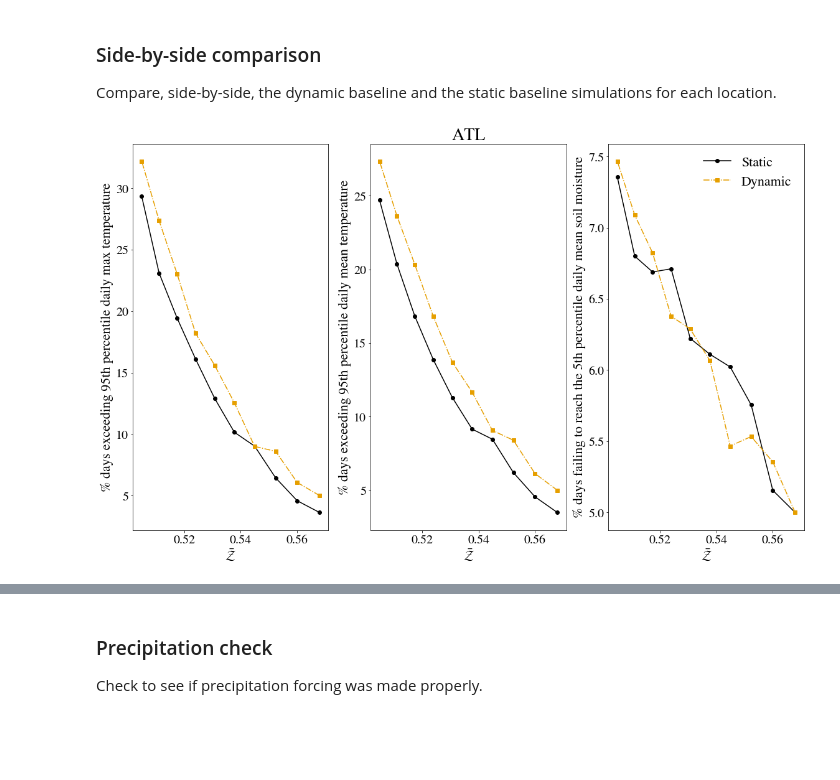
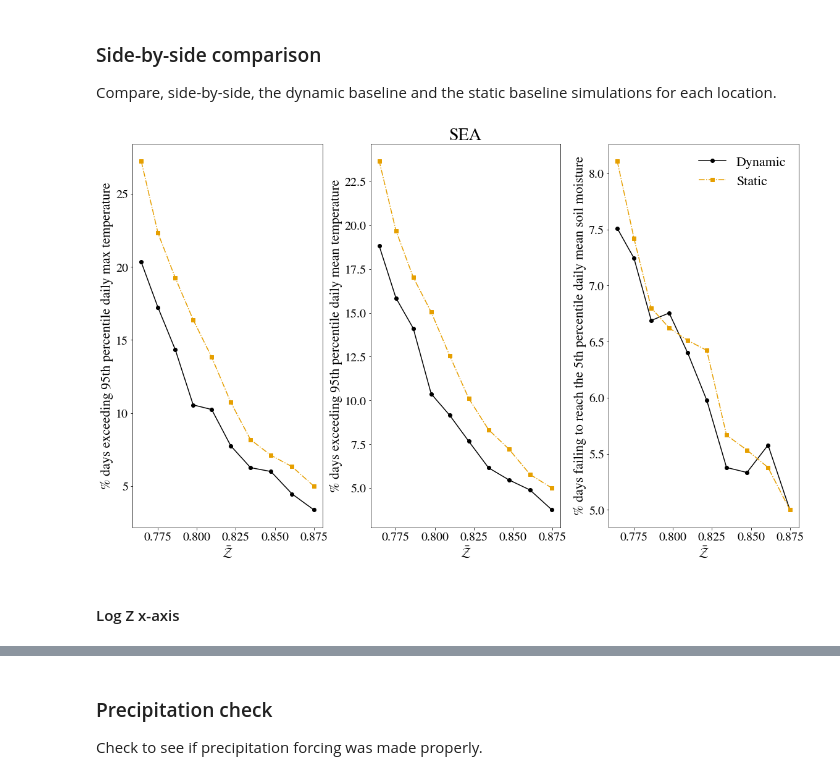
Before and after one commit to adam-bauer-34/SMACM-temp-extremes, a Jupyter notebook: notebooks/HWFreqAnalysis.ipynb, the cells around one changed output, grey strips where cells are left out. Saved outputs shown, nothing was run; the diff lists cells and outputs as text; code cells hidden in the pictures; blank space fills up the shorter version.

```diff
--- a/notebooks/HWFreqAnalysis.ipynb
+++ b/notebooks/HWFreqAnalysis.ipynb
@@ -12,8 +12,8 @@ import matplotlib as mpl
 mpl.rcParams['mathtext.fontset'] = 'stix'
 mpl.rcParams['font.family'] = 'STIXGeneral'
 # %%
-path = "/data/keeling/a/adammb4/heatwaves-physics/data/heatwave-freq-data/"
-exceedence_filenames = glob.glob(path + "2-14-2022-*")
+path = "../data/heatwave-freq-data/"
+exceedence_filenames = glob.glob(path + "2-15-2022-*")
 N_files = len(exceedence_filenames)
 exceedence_filenames.sort()
 exceedence_filenames
@@ -102,0 +125,27 @@ fig.tight_layout()
+# %%
+# plot results
+color_list = ['#000000', '#E69F00', '#56B4E9', '#009E73', '#F0E442', '#0072B2', '#D55E00', '#CC79A7']
+marker_list = ['o', 's', 'P', '+', 'D', 'v', '3']
+fontsize = 22
+labelsize = 20
+figsize = (16, 10)
+
+fig, ax = plt.subplots(1, 3, figsize=figsize)
+
+for file in range(0, N_files//2):
+    index = 2 * file + 1
+    print(exceedence_filenames[index], file_list[file])
+    ax[0].plot(np.log(Zs[index]), Tmax_exs[index], color=color_list[file], marker=marker_list[file], label=file_list[file])
+    ax[1].plot(np.log(Zs[index]), Tdaily_exs[index], color=color_list[file], marker=marker_list[file], label=file_list[file])
+    ax[2].plot(np.log(Zs[index]), mdaily_exs[index], color=color_list[file], marker=marker_list[file], label=file_list[file])
+
+ax[0].set_ylabel("% days exceeding 95th percentile daily max temperature", fontsize=fontsize)
+ax[1].set_ylabel("% days exceeding 95th percentile daily mean temperature", fontsize=fontsize)
+ax[2].set_ylabel("% days failing to reach the 5th percentile daily mean soil moisture", fontsize=fontsize)
+ax[2].legend(frameon=False, fontsize=fontsize)
+
+for plot in range(0, 3):
+    ax[plot].tick_params(axis='both', labelsize=labelsize)
+    ax[plot].set_xlabel(r"$\ln\bar{\mathcal{Z}}$", fontsize=fontsize)
+
+fig.tight_layout()
@@ -139,31 +229,33 @@ Compare, side-by-side, the dynamic baseline and the static baseline simulations
 # %%
 # location index: index of location (Follow file_list)
 
-file_num = 0
+file_num = 3
 location_index = 2 * file_num
 dyn_index = location_index + 1
 
 fig, ax = plt.subplots(1,3, figsize=figsize, sharex=True, sharey=False)
 
-ax[0].plot(Zs[location_index], Tmax_exs[location_index], marker=marker_list[0], linestyle='solid', color=color_list[0], label="Static")
-ax[0].plot(Zs[location_index], Tmax_exs[dyn_index], marker=marker_list[1], linestyle='dashdot', color=color_list[1], label="Dynamic")
+ax[0].plot(Zs[location_index], Tmax_exs[location_index], marker=marker_list[0], linestyle='solid', color=color_list[0], label="Dynamic")
+ax[0].plot(Zs[location_index], Tmax_exs[dyn_index], marker=marker_list[1], linestyle='dashdot', color=color_list[1], label="Static")
 
-ax[1].plot(Zs[location_index], Tdaily_exs[location_index], marker=marker_list[0], linestyle='solid', color=color_list[0], label="Static")
-ax[1].plot(Zs[location_index], Tdaily_exs[dyn_index], marker=marker_list[1], linestyle='dashdot', color=color_list[1], label="Dynamic")
+ax[1].plot(Zs[location_index], Tdaily_exs[location_index], marker=marker_list[0], linestyle='solid', color=color_list[0], label="Dynamic")
+ax[1].plot(Zs[location_index], Tdaily_exs[dyn_index], marker=marker_list[1], linestyle='dashdot', color=color_list[1], label="Static")
 ax[1].set_title(file_list[file_num], fontsize=fontsize+6)
 
-ax[2].plot(Zs[location_index], mdaily_exs[location_index], marker=marker_list[0], linestyle='solid', color=color_list[0], label="Static")
-ax[2].plot(Zs[location_index], mdaily_exs[dyn_index], marker=marker_list[1], linestyle='dashdot', color=color_list[1], label="Dynamic")
+ax[2].plot(Zs[location_index], mdaily_exs[location_index], marker=marker_list[0], linestyle='solid', color=color_list[0], label="Dynamic")
+ax[2].plot(Zs[location_index], mdaily_exs[dyn_index], marker=marker_list[1], linestyle='dashdot', color=color_list[1], label="Static")
 
 ax[2].legend(frameon=False, fontsize=fontsize)
 ax[0].set_ylabel("% days exceeding 95th percentile daily max temperature", fontsize=fontsize)
 ax[1].set_ylabel("% days exceeding 95th percentile daily mean temperature", fontsize=fontsize)
 ax[2].set_ylabel("% days failing to reach the 5th percentile daily mean soil moisture", fontsize=fontsize)
 
 for i in range(0,3):
     ax[i].tick_params(axis="both", labelsize=labelsize)
     ax[i].set_xlabel(r"$\bar{\mathcal{Z}}$", fontsize=fontsize)
 
 fig.tight_layout()
 # %% [output]
-[figure, old version]
+[figure, new version]
+# %% [markdown]
+#### Log Z x-axis
```
Also changed, not shown: parts of 13 cells of this notebook, 28 other files.
